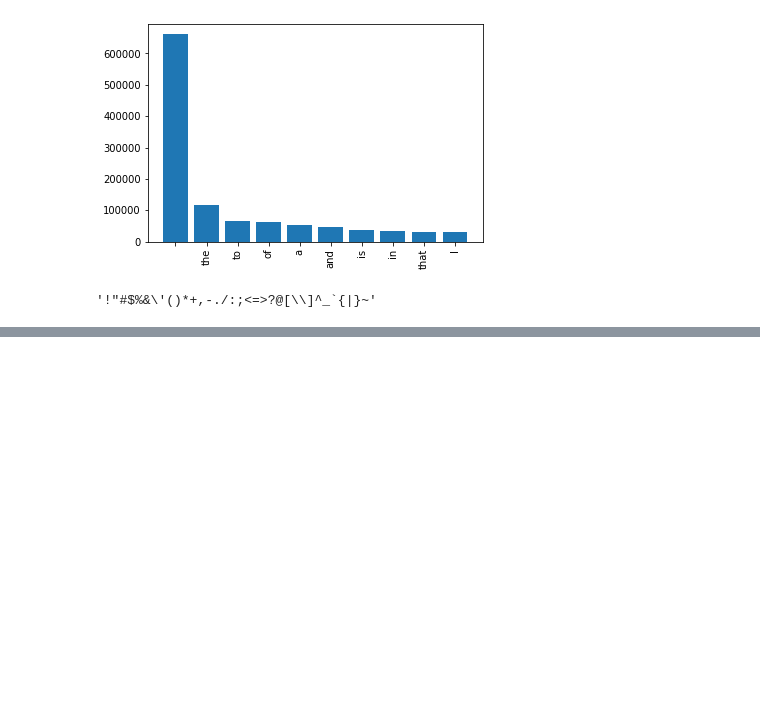
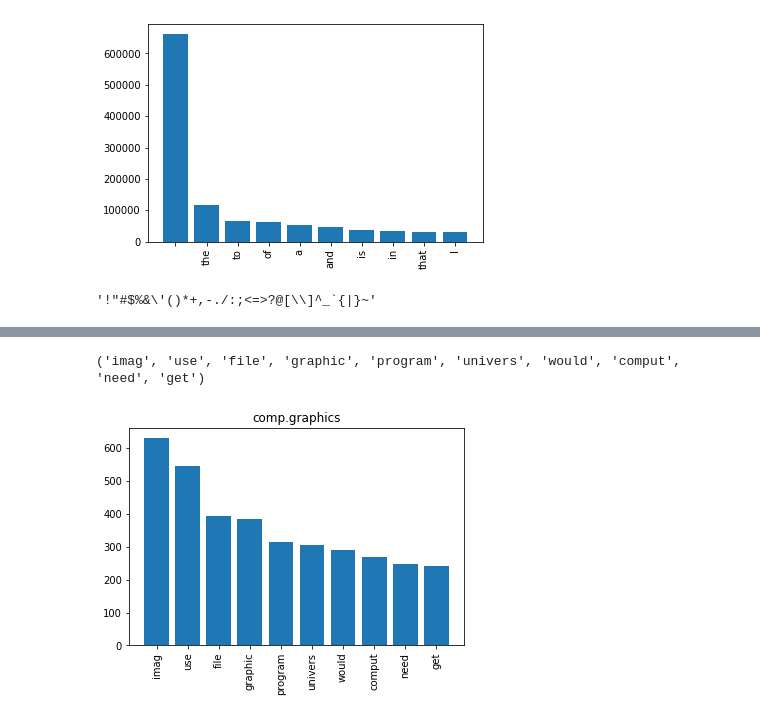
Before and after one commit to pro0255/NLP_Sentiment_analysis, a Jupyter notebook: 20_news_group_analysis.ipynb, the cells around one changed output, grey strips where cells are left out. Saved outputs shown, nothing was run; the diff lists cells and outputs as text; code cells hidden in the pictures; blank space fills up the shorter version.

```diff
--- a/20_news_group_analysis.ipynb
+++ b/20_news_group_analysis.ipynb
@@ -243,0 +271,5 @@ print(word_index)
+# %%
+class_words(train_df[preprocessed_text_key], train_df['label'], 1)
+# %% [output]
+('imag', 'use', 'file', 'graphic', 'program', 'univers', 'would', 'comput', 'need', 'get')
+[figure, added]
```
Also changed, not shown: parts of 24 cells of this notebook, 1 other file.
